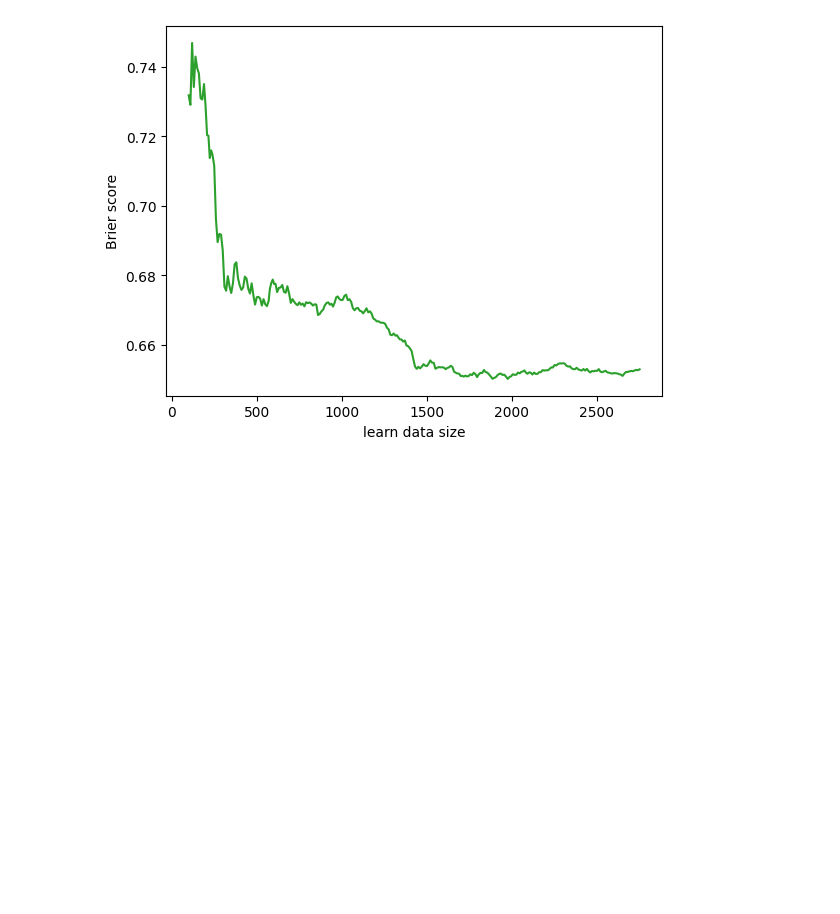
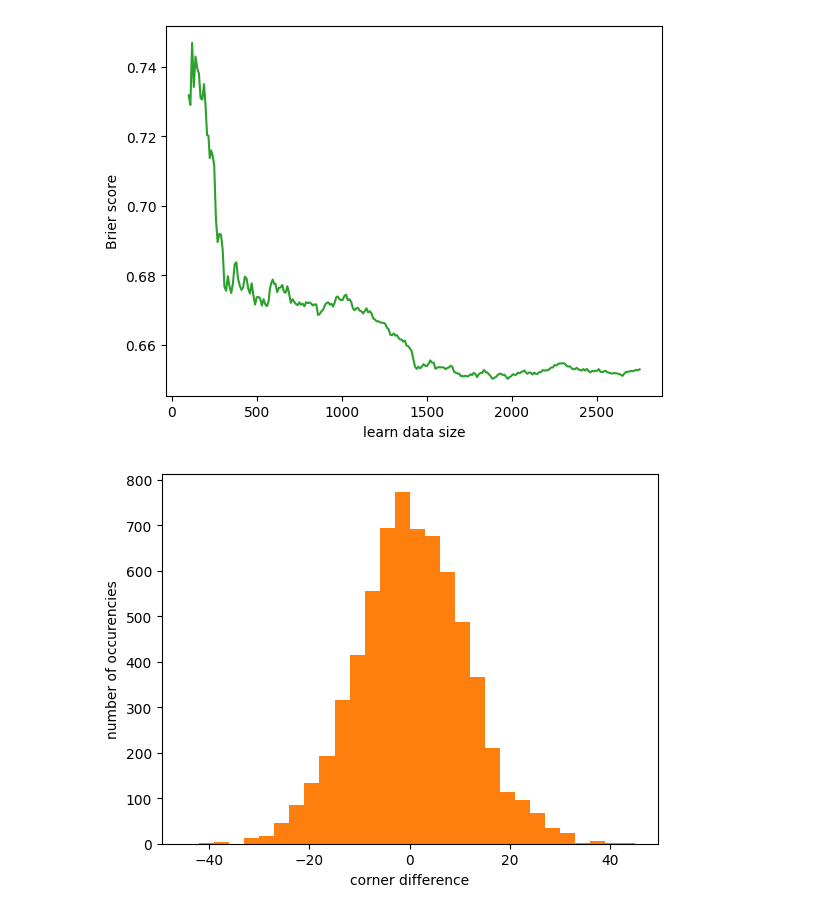
Before and after one commit to majbc1999/ml-in-football-analysis, a Jupyter notebook: analysis/result_analysis.ipynb, the cells around one changed output. Saved outputs shown, nothing was run; the diff lists cells and outputs as text; code cells hidden in the pictures; blank space fills up the shorter version.

```diff
--- a/analysis/result_analysis.ipynb
+++ b/analysis/result_analysis.ipynb
@@ -262,3 +262,16 @@ plt.savefig('plots/brier-data_size.png')
 plt.show()
 # %% [output]
 [figure]
+# %%
+df___ = pd.read_pickle('../simulation/input_data.pickle')
+
+df__ = pd.concat([pd.DataFrame(df___['corners_difference_home']), pd.DataFrame(df___['corners_difference_away']).rename(columns={'corners_difference_away': 'corners_difference_home'})], ignore_index=True)
+
+
+plt.figure('corner_diff_dist')
+plt.hist(df__['corners_difference_home'], bins=[3 * i for i in range(-15, 16)], color='tab:orange')
+plt.xlabel('corner difference')
+plt.ylabel('number of occurencies')
+plt.savefig('plots/corner_diff_dist.png')
+# %% [output]
+[figure, added]
```
Also changed, not shown: parts of 6 cells of this notebook, 17 other files.
